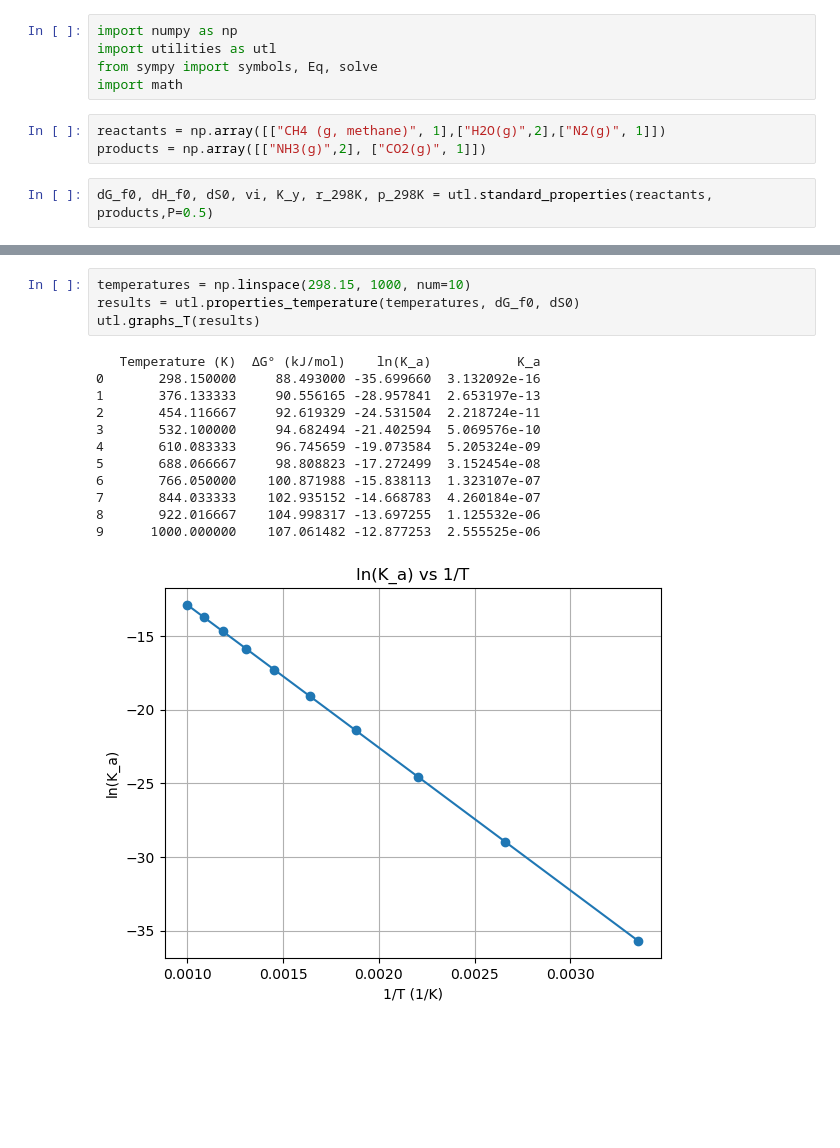
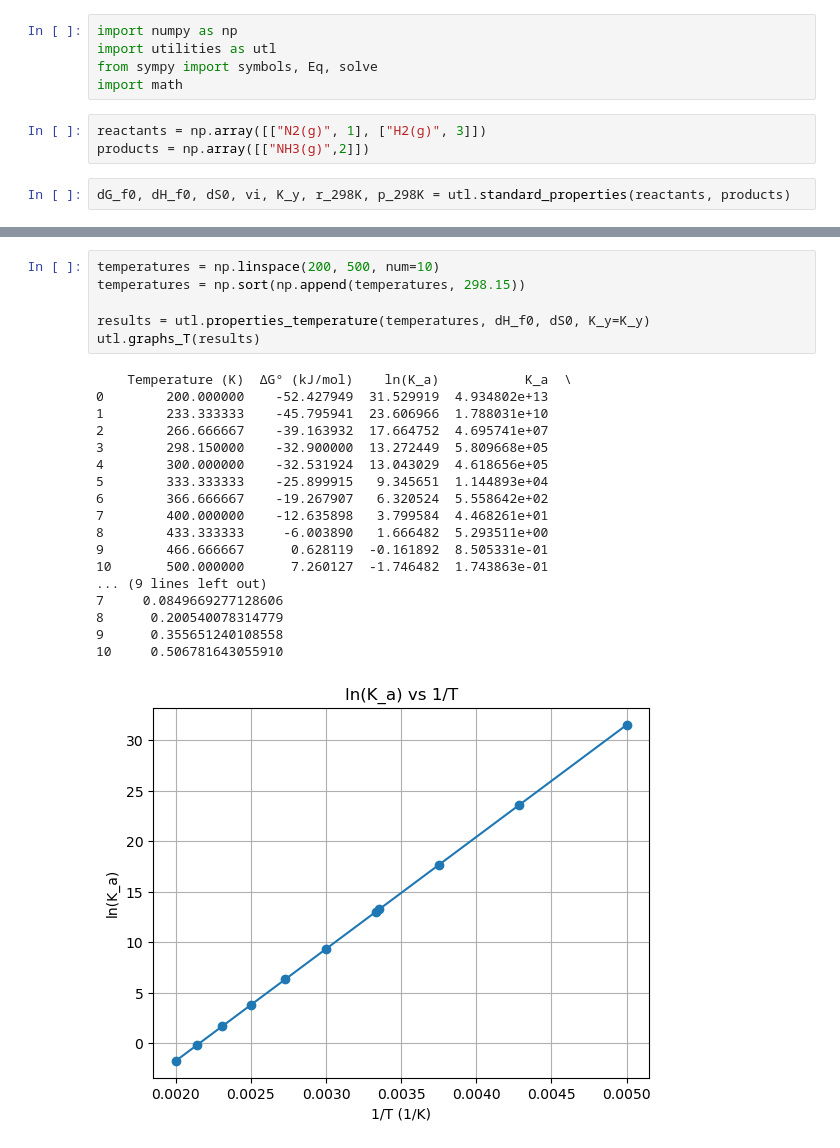
Before and after one commit to Aguiario/Chemical_reaction_engineering, a Jupyter notebook: Equilibrium and Surface Phenomena/1) Themal Systems/Exam_1_2024.ipynb, the cells around one changed output, grey strips where cells are left out. Saved outputs shown, nothing was run; the diff lists cells and outputs as text; blank space fills up the shorter version.

```diff
--- a/Equilibrium and Surface Phenomena/1) Themal Systems/Exam_1_2024.ipynb
+++ b/Equilibrium and Surface Phenomena/1) Themal Systems/Exam_1_2024.ipynb
@@ -4,9 +4,9 @@ import utilities as utl
 from sympy import symbols, Eq, solve
 import math
 # %%
-reactants = np.array([["CH4 (g, methane)", 1],["H2O(g)",2],["N2(g)", 1]])
-products = np.array([["NH3(g)",2], ["CO2(g)", 1]])
+reactants = np.array([["N2(g)", 1], ["H2(g)", 3]])
+products = np.array([["NH3(g)",2]])
 # %%
-dG_f0, dH_f0, dS0, vi, K_y, r_298K, p_298K = utl.standard_properties(reactants, products,P=0.5)
+dG_f0, dH_f0, dS0, vi, K_y, r_298K, p_298K = utl.standard_properties(reactants, products)
 # %% [output]
 Reactant Properties:
@@ -29,17 +29,25 @@ Total number of moles (n_t): 4.0 - 1.0*x
 # %%
-temperatures = np.linspace(298.15, 1000, num=10)
-results = utl.properties_temperature(temperatures, dG_f0, dS0)
+temperatures = np.linspace(200, 500, num=10)
+temperatures = np.sort(np.append(temperatures, 298.15))
+
+results = utl.properties_temperature(temperatures, dH_f0, dS0, K_y=K_y)
 utl.graphs_T(results)
 # %% [output]
-   Temperature (K)  ΔG° (kJ/mol)    ln(K_a)           K_a
-0       298.150000     88.493000 -35.699660  3.132092e-16
-1       376.133333     90.556165 -28.957841  2.653197e-13
-2       454.116667     92.619329 -24.531504  2.218724e-11
-3       532.100000     94.682494 -21.402594  5.069576e-10
-4       610.083333     96.745659 -19.073584  5.205324e-09
-5       688.066667     98.808823 -17.272499  3.152454e-08
-6       766.050000    100.871988 -15.838113  1.323107e-07
-7       844.033333    102.935152 -14.668783  4.260184e-07
-8       922.016667    104.998317 -13.697255  1.125532e-06
-9      1000.000000    107.061482 -12.877253  2.555525e-06
+    Temperature (K)  ΔG° (kJ/mol)    ln(K_a)           K_a  \
+0        200.000000    -52.427949  31.529919  4.934802e+13
+1        233.333333    -45.795941  23.606966  1.788031e+10
+2        266.666667    -39.163932  17.664752  4.695741e+07
+3        298.150000    -32.900000  13.272449  5.809668e+05
+4        300.000000    -32.531924  13.043029  4.618656e+05
+5        333.333333    -25.899915   9.345651  1.144893e+04
+6        366.666667    -19.267907   6.320524  5.558642e+02
+7        400.000000    -12.635898   3.799584  4.468261e+01
+8        433.333333     -6.003890   1.666482  5.293511e+00
+9        466.666667      0.628119  -0.161892  8.505331e-01
+10       500.000000      7.260127  -1.746482  1.743863e-01
+... (9 lines left out)
+7     0.0849669277128606
+8      0.200540078314779
+9      0.355651240108558
+10     0.506781643055910
-[figure, old version]
+[figure, new version]
```
Also changed, not shown: parts of 3 cells of this notebook, 1 other file.
